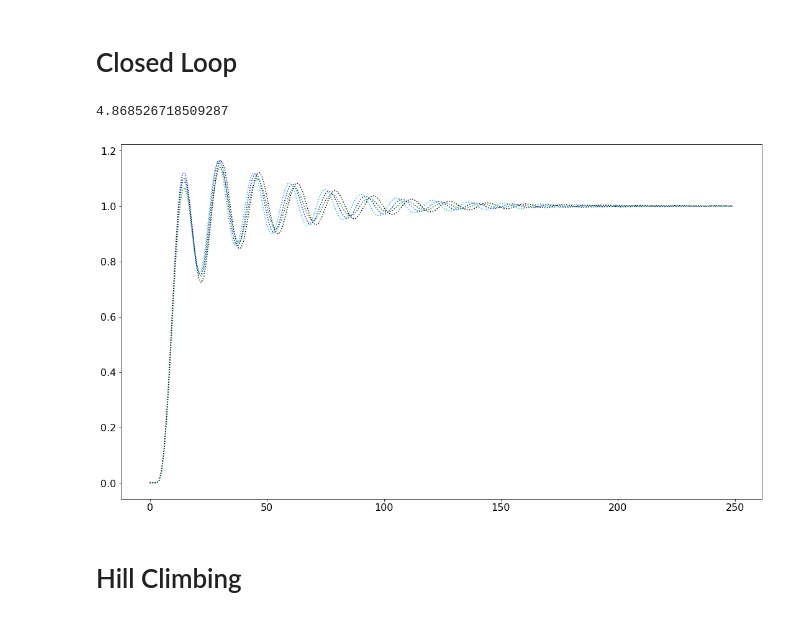
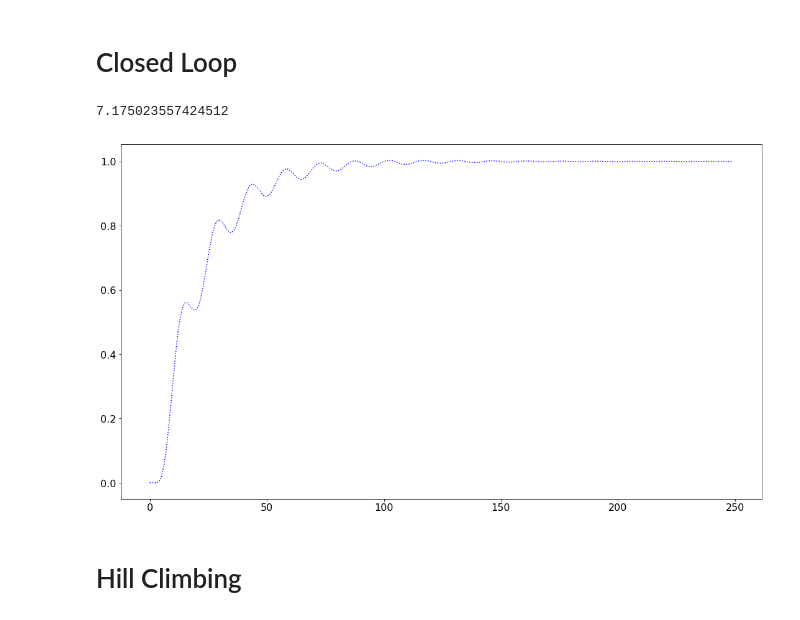
Before and after one commit to sergiojx/minmethods, a Jupyter notebook: Dinamics.ipynb, the cells around one changed output. Cells and saved outputs as stored; diff of their text form; code cells hidden in the pictures.

```diff
--- a/Dinamics.ipynb
+++ b/Dinamics.ipynb
@@ -86,6 +118,7 @@ plt.show()
 
 
 def zyz1CloseLoop(P=0,Ki=18.62142993,Kd=0.31548802):
+    UPPER_BOUND = 1000
     X = np.zeros(6)
     Y = np.zeros(6)
     SetPoint = 1
@@ -107,11 +140,17 @@ def zyz1CloseLoop(P=0,Ki=18.62142993,Kd=0.31548802):
     X[0] = Pout + Dout + Iout
     for i in range(250):
         Y[0] = X[4]*0.004837 + X[5]*0.004756 + Y[2]*(-0.9512) + Y[1]*1.759
+        # Y[0] = X[2]*4.475e-5 + X[1]*4.487e-5 + Y[2]*(-0.992) + Y[1]*1.99
+        if Y[0] > UPPER_BOUND:
+            Y[0] = UPPER_BOUND
         Iterations.append(i)
         Out.append(Y[0])
         Count.append(Dout)
         err = SetPoint - Y[0]
         ErrSum = ErrSum + ((err*err)/2)
+        # Over peak penalization
+        if err < 0:
+            ErrSum = ErrSum + ((err*err)*1000)
         Pout = err*P
         Dout = ((err - prevErr)/0.1)*Kd
         prevErr = err
@@ -121,31 +160,35 @@ def zyz1CloseLoop(P=0,Ki=18.62142993,Kd=0.31548802):
         X[0] = Pout + Dout + Iout
 
     return Iterations,Out,Count,ErrSum
+
+def wrappedzyz1CloseLoop(fevalMtx):
+    _,_,_,new = zyz1CloseLoop(P=fevalMtx[0][0],Ki=fevalMtx[1][0],Kd=fevalMtx[2][0]);
+    return new
+
+def zyz1CloseLoopBinString(binString):
+    codeLen = 32
+    cromoSize = binString.shape[0]
+    col = int(cromoSize/codeLen)
+    splitPop = binString.reshape((col,codeLen))
+    # print(splitPop)
+    fevalMtx = [[ga.gdeco(bitlist = dim, minVal = 0, maxVal = 600, codeLen = codeLen)] for dim in splitPop]
+    # print(fevalMtx)
+    rval =  wrappedzyz1CloseLoop(fevalMtx)
+    # print(rval)
+    return rval
 # %%
-Iterations,Out,Count,ErrSum = zyz1CloseLoop(P=0,Ki=18.52677354,Kd=0.30084384)
-# Iterations2,Out2,Count2,ErrSum2 = zyz1CloseLoop(P=0.03440869,Ki= 17.27241234,Kd=0.11)
-Iterations2,Out2,Count2,ErrSum2 = zyz1CloseLoop(P=0.03440869,Ki= 17.27241234,Kd=0.11)
-Iterations3,Out3,Count3,ErrSum3 = zyz1CloseLoop(P=0,Ki=18.11434344,Kd=0.42478245)
-Iterations4,Out4,Count4,ErrSum4 = zyz1CloseLoop(P=0.22,Ki=17.74563931,Kd=0)
+Iterations,Out,Count,ErrSum = zyz1CloseLoop(P=1.69810373e-03,Ki=8.72315609e+00,Kd=1.00730010e-01)
+
 print(ErrSum)
 plt.rcParams.update({'font.size': 16})
 fig = plt.gcf()
 fig.set_size_inches(18.5, 10.5)
 
 plt.plot(np.squeeze(Iterations),
          np.squeeze(Out),
-         'b:',
-         np.squeeze(Iterations2),
-         np.squeeze(Out2),
-         'g:',
-         np.squeeze(Iterations3),
-         np.squeeze(Out3),
-         'c:',
-         np.squeeze(Iterations4),
-         np.squeeze(Out4),
-         'k:')
+         'b:')
 plt.savefig('DynamicHillClimbinfOpenLoop.pdf', format='pdf')
 plt.show()
 # %% [output]
-4.868526718509287
+7.175023557424512
-[figure, old version]
+[figure, new version]
```
Also changed, not shown: parts of 23 cells of this notebook.
